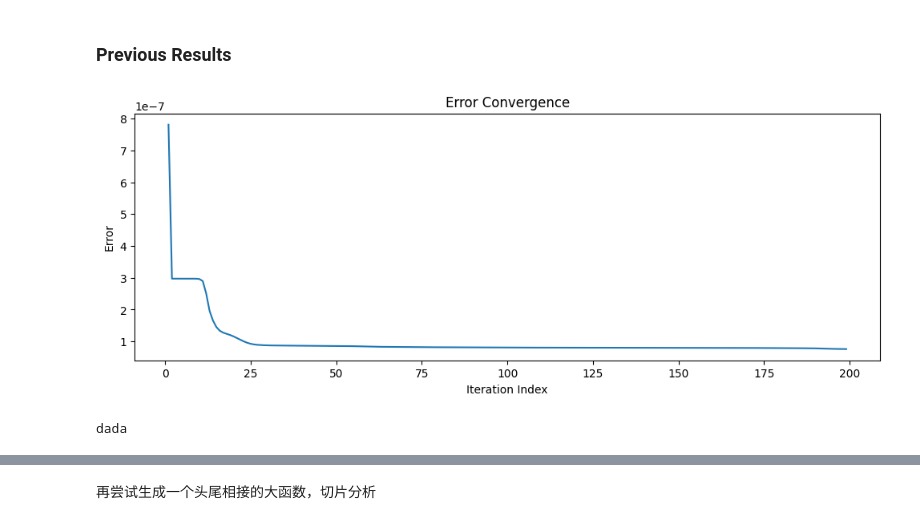
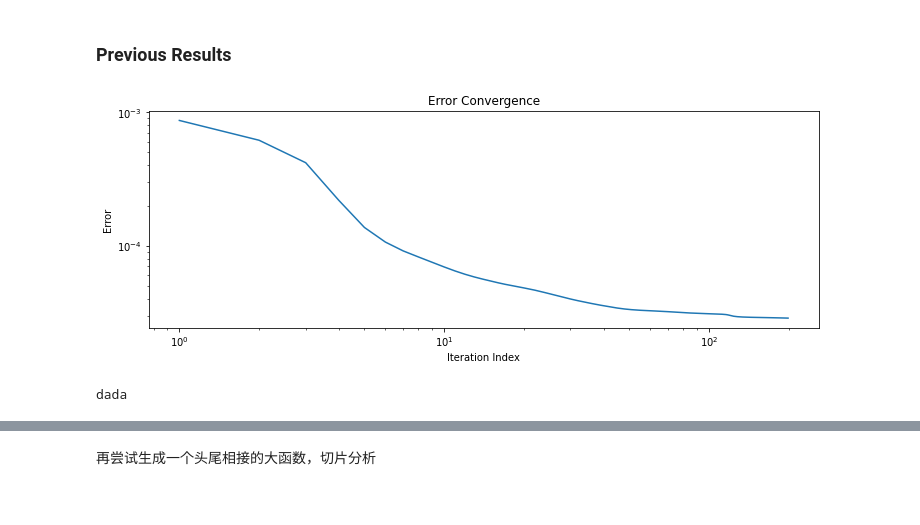
Before and after one commit to AlexSJL/PhaseRetrieval, a Jupyter notebook: Analysis of Concatenation added time slicing.ipynb, the cells around one changed output, grey strips where cells are left out. Saved outputs shown, nothing was run; the diff lists cells and outputs as text; code cells hidden in the pictures.

```diff
--- a/Analysis of Concatenation added time slicing.ipynb
+++ b/Analysis of Concatenation added time slicing.ipynb
@@ -52,7 +52,7 @@ def spectrum_generation(freqs):
 ### Regenerate Previous Results
 
 T0 = 1 # Time range
-N0 = 100000
+N0 = 2500 # Sampling Frequency 2.5 MHz
   # Number of Sampling points
 t0 = np.linspace(0, T0, N0)
 
@@ -70,13 +70,14 @@ amplitude_spectrum_1, phase_spectrum_1 = spectrum_generation(w0)
 t0, amplitude_spectrum0, phase_spectrum0, A_t0, phi_t0, errors0 = main(T0, N0, num_iterations0, amplitude_spectrum_1, phase_spectrum_1, signal_out0)
 # %%
 plt.figure(figsize=(12, 4))
-plt.plot(list(range(num_iterations0))[1:], errors0[1:])
+plt.loglog(list(range(num_iterations0))[1:], errors0[1:])
+#plt.yscale("log",basey=10)
 plt.xlabel('Iteration Index')
 plt.ylabel('Error')
 plt.title('Error Convergence')
 plt.show()
 print('dada')
 # %% [output]
-[figure, old version]
+[figure, new version]
 dada
 # %%
```
Also changed, not shown: parts of 57 cells of this notebook.
